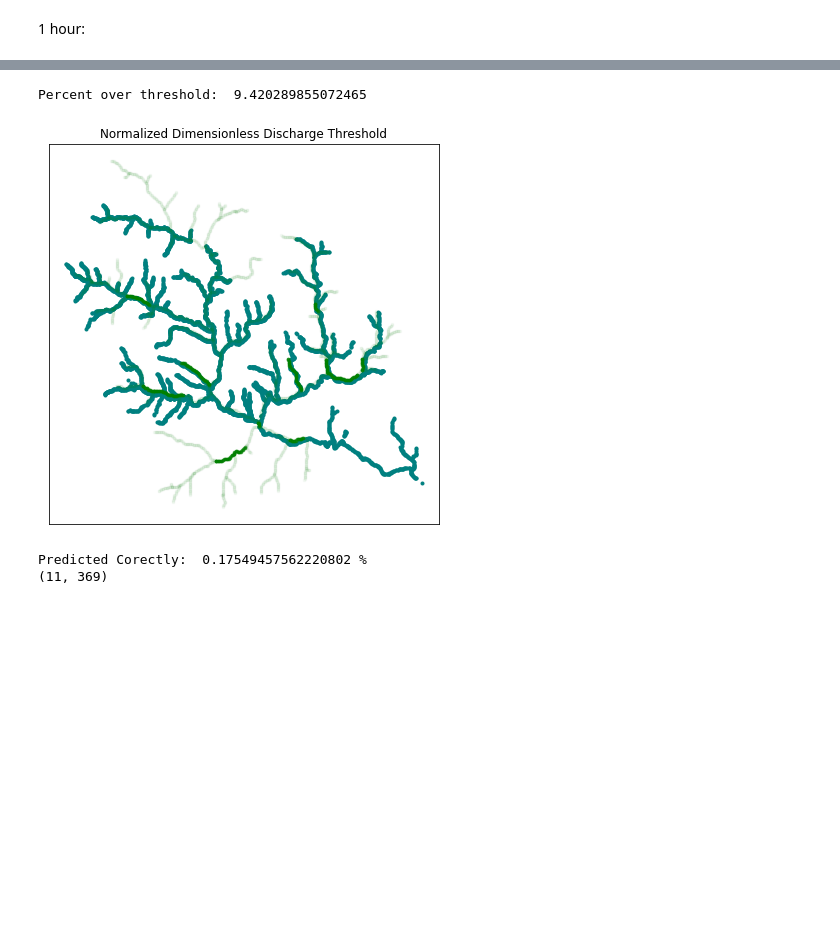
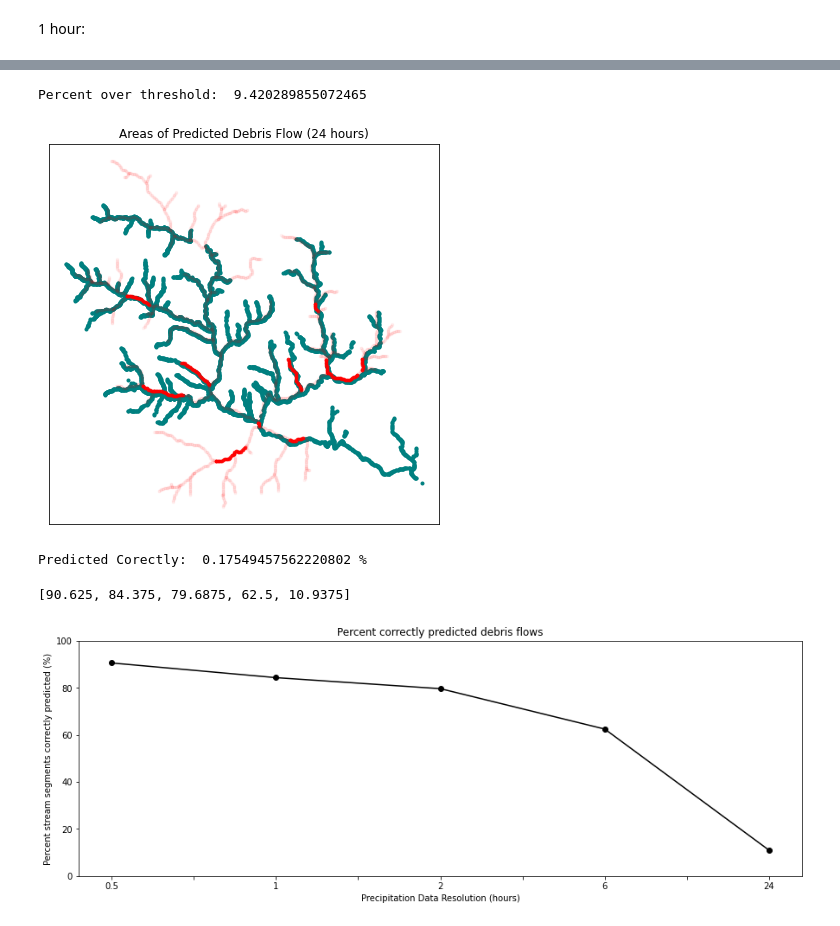
Before and after one commit to slundell123/DHSVM-for-CSDMS, a Jupyter notebook: dimensionlessDischargeModel/graphs.ipynb, the cells around one changed output, grey strips where cells are left out. Saved outputs shown, nothing was run; the diff lists cells and outputs as text; code cells hidden in the pictures; blank space fills up the shorter version.

Commit message:
finishing prediction analysis

```diff
--- a/dimensionlessDischargeModel/graphs.ipynb
+++ b/dimensionlessDischargeModel/graphs.ipynb
@@ -608,9 +591,7 @@ Predicted Corectly:  0.7817485641352904 %
 # %%
 outputDfFunc = pd.read_csv("output24h.csv")
-numCorrect24 = thresholdPlot(dfDebris,outputDfFunc)
-print(numCorrect24)
+output24h = thresholdPlot(dfDebris,outputDfFunc, "Areas of Predicted Debris Flow (24 hours)")
 # %% [output]
 Percent over threshold:  9.420289855072465
-[figure, old version]
+[figure, new version]
 Predicted Corectly:  0.17549457562220802 %
-(11, 369)
@@ -616,0 +609,33 @@ Predicted Corectly:  0.17549457562220802 %
+# %%
+correctFrom2h = findCorrectDebrisPredictions(output2h[2])
+# %%
+correctFrom6h = findCorrectDebrisPredictions(output6h[2])
+# %%
+correctFrom24h = findCorrectDebrisPredictions(output24h[2])
+# %%
+x = [1,2,3,4,5]
+y = [correctFrom05h, correctFrom1h, correctFrom2h, correctFrom6h, correctFrom24h]
+print(y)
+# %% [output]
+[90.625, 84.375, 79.6875, 62.5, 10.9375]
+# %%
+f, ax4 = plt.subplots(1, 1)
+ax4.plot(x, y, '-o', color = "black")
+ax4.set_title('Percent correctly predicted debris flows')
+labels = [item.get_text() for item in ax4.get_xticklabels()]
+labels[1] = '0.5'
+labels[3] = '1'
+labels[5] = '2'
+labels[7] = '6'
+labels[9] = '24'
+
+ax4.set_xticklabels(labels)
+ax4.set_xlabel("Precipitation Data Resolution (hours)")
+ax4.set_ylabel("Percent stream segments correctly predicted (%)")
+
+f.set_figheight(5)
+f.set_figwidth(15)
+plt.ylim([0, 100])
+plt.show()
+# %% [output]
+[figure, added]
```
Also changed, not shown: parts of 11 cells of this notebook.
